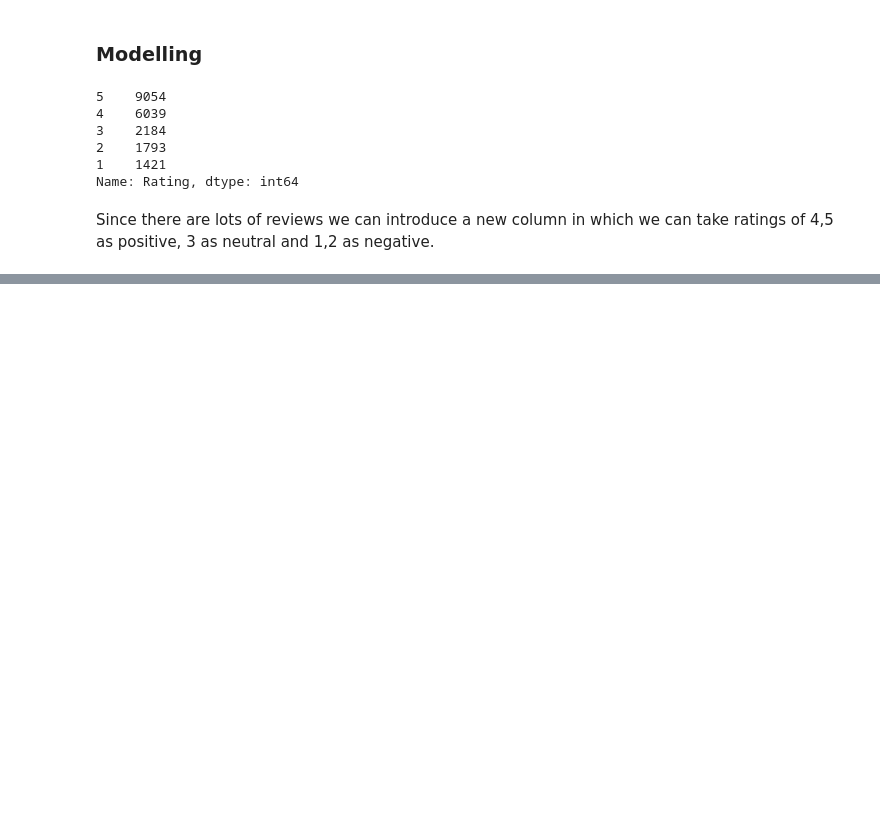
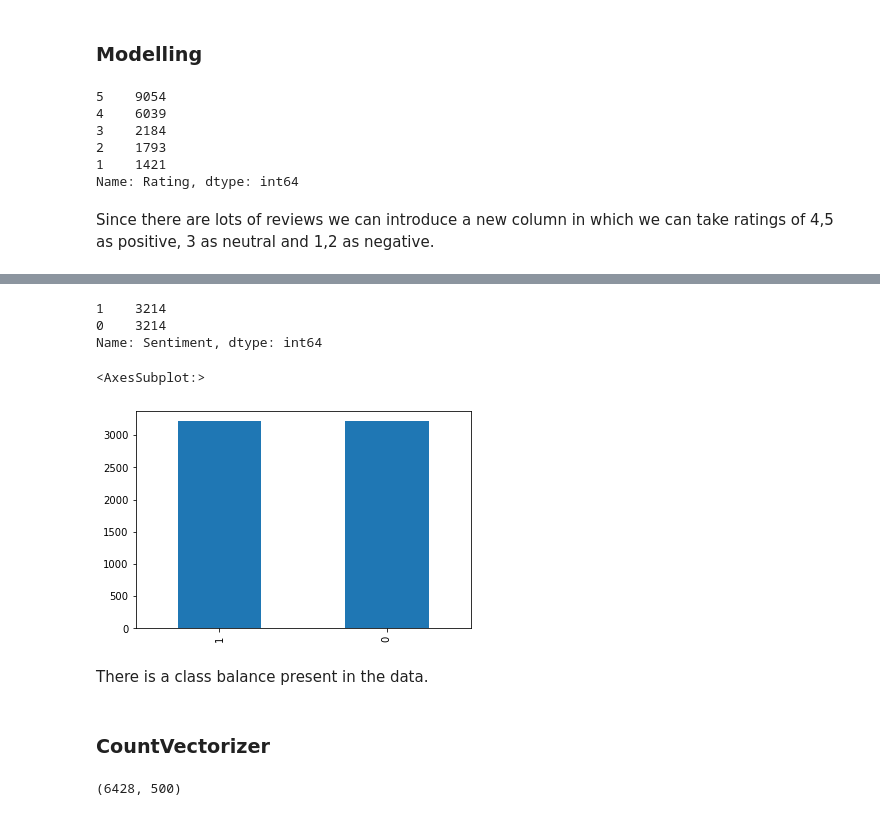
Before and after one commit to wildraft/Tripadvisor_Reviews, a Jupyter notebook: NLP.ipynb, the cells around one changed output, grey strips where cells are left out. Cells and saved outputs as stored; diff of their text form; code cells hidden in the pictures; blank space fills up the shorter version.

```diff
--- a/NLP.ipynb
+++ b/NLP.ipynb
@@ -141,0 +297,2 @@ Since there are lots of reviews we can introduce a new column in  which we can t
+# %%
+df_new['Review'] = df_new.apply(lambda x: nltk.word_tokenize(x['Review']), axis=1)
@@ -141,0 +362,2 @@ Since there are lots of reviews we can introduce a new column in  which we can t
+# %%
+df_new['Review'] = df_new.apply(lambda x: stop_lemma(x['Review']),axis=1)
@@ -141,0 +378,6 @@ Since there are lots of reviews we can introduce a new column in  which we can t
+# %%
+replaceStruct = {
+                "Sentiment": {"Positive": 1, "Negative": 0}
+                }
+# %%
+df_new = df_new.replace(replaceStruct)
@@ -141,0 +394,15 @@ Since there are lots of reviews we can introduce a new column in  which we can t
+# %%
+df_new["Sentiment"].value_counts()
+# %% [output]
+1    3214
+0    3214
+Name: Sentiment, dtype: int64
+# %%
+df_new["Sentiment"].value_counts().plot(kind='bar')
+# %% [output]
+<AxesSubplot:>
+[figure, added]
+# %% [markdown]
+There is a class balance present in the data.
+# %% [markdown]
+### CountVectorizer
@@ -141,0 +415,4 @@ Since there are lots of reviews we can introduce a new column in  which we can t
+# %%
+data_features.shape
+# %% [output]
+(6428, 500)
```
Also changed, not shown: parts of 51 cells of this notebook.
